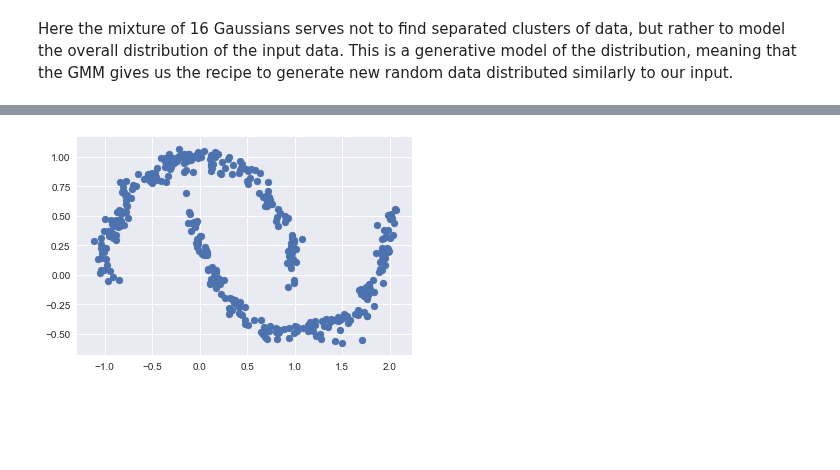
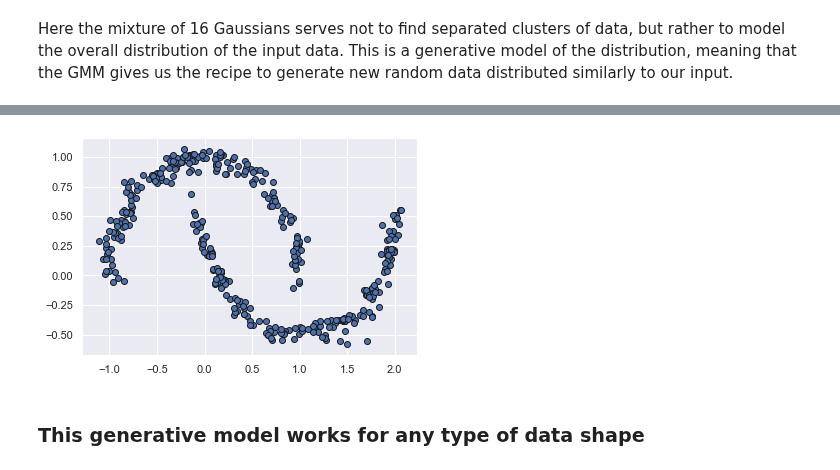
Before and after one commit to mark-luke/MachineLearning-JupyterNotebook, a Jupyter notebook: Clustering-Dimensionality-Reduction/k-means_clustering_GMM.ipynb, the cells around one changed output, grey strips where cells are left out. Drawn from its saved outputs; the diff is of its cells as text; code cells hidden in the pictures; blank space fills up the shorter version.

Commit message:
Updated with more examples of generative modeling

```diff
--- a/Clustering-Dimensionality-Reduction/k-means_clustering_GMM.ipynb
+++ b/Clustering-Dimensionality-Reduction/k-means_clustering_GMM.ipynb
@@ -301,5 +325,7 @@ plot_gmm(gmm16, Xmoon, label=False)
 # %%
 Xnew,_ = gmm16.sample(400)
-plt.scatter(Xnew[:, 0], Xnew[:, 1]);
+plt.scatter(Xnew[:, 0], Xnew[:, 1],edgecolor='k');
 # %% [output]
-[figure, old version]
+[figure, new version]
+# %% [markdown]
+### This generative model works for any type of data shape
```
Also changed, not shown: parts of 28 cells of this notebook.
